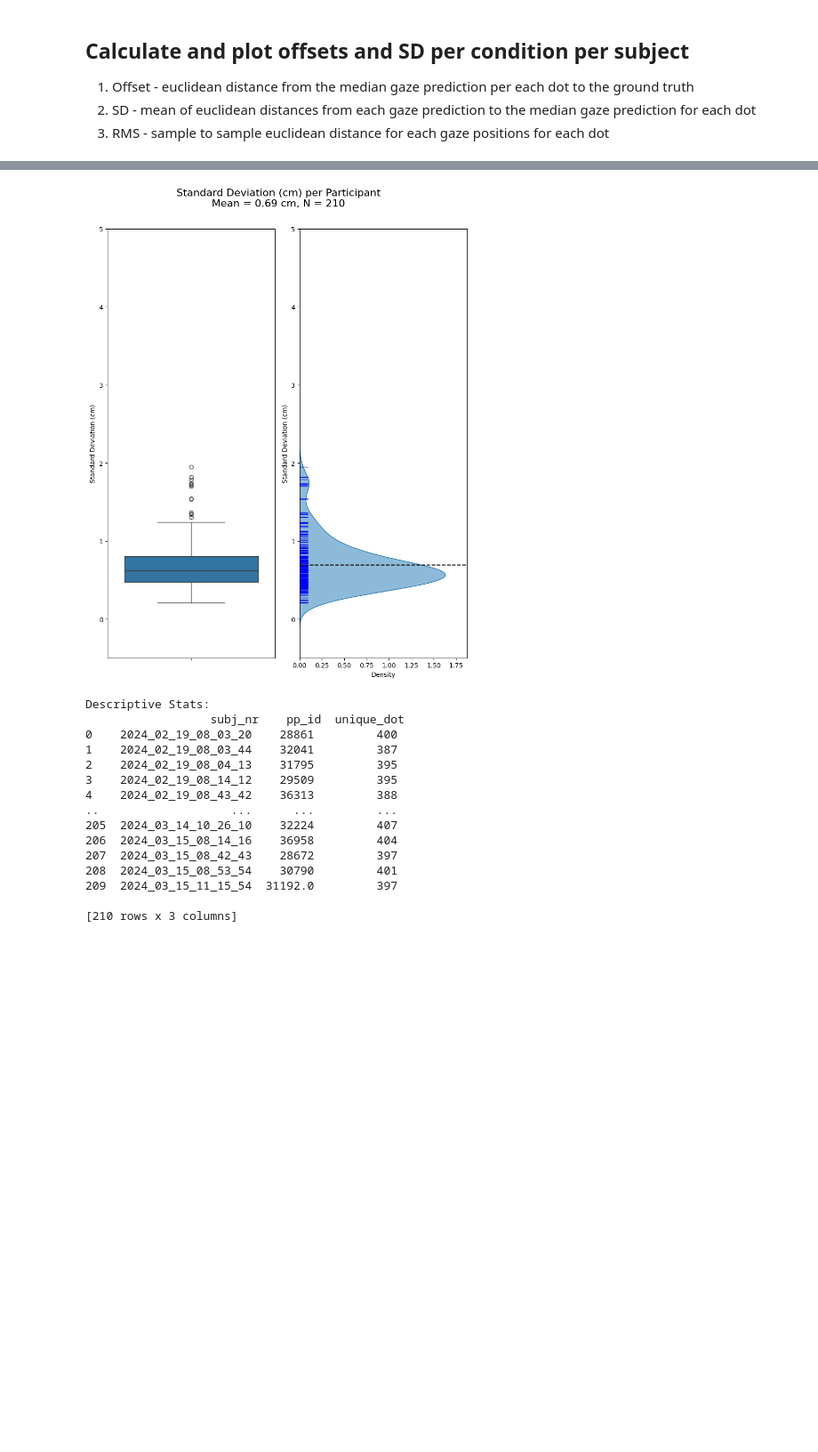
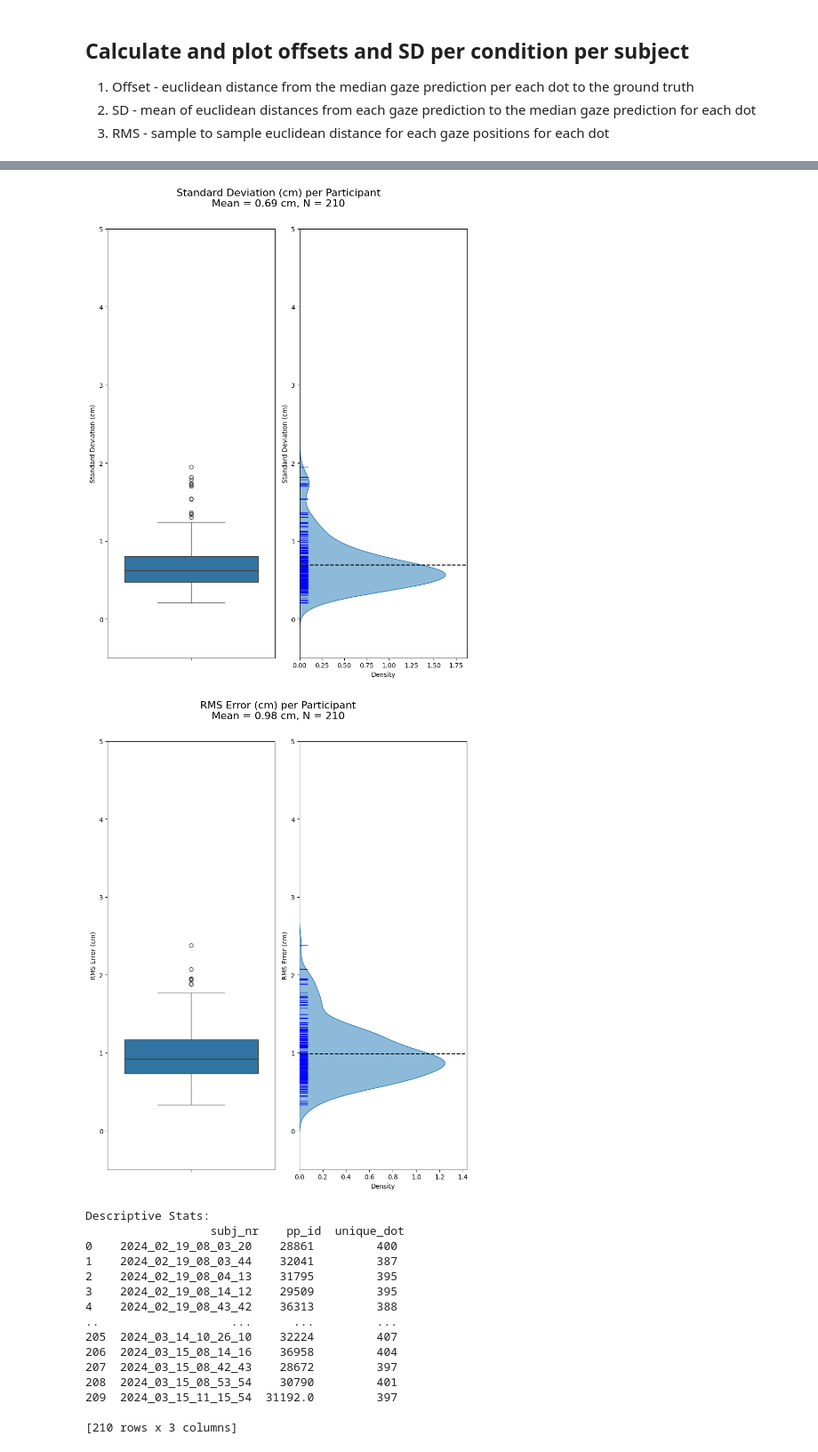
Before and after one commit to artembelopolsky/DeepEye_analyze, a Jupyter notebook: deepeye_analyze_VBLDress1_calibration.ipynb, the cells around one changed output, grey strips where cells are left out. Shown at 89% size. Saved outputs shown, nothing was run; the diff lists cells and outputs as text; code cells hidden in the pictures; blank space fills up the shorter version.

Commit message:
added rms calculation and plot

```diff
--- a/deepeye_analyze_VBLDress1_calibration.ipynb
+++ b/deepeye_analyze_VBLDress1_calibration.ipynb
@@ -235,33 +235,43 @@ for _, group in all_df.groupby(['subj_nr', 'unique_dot']):
     # Compute median gaze for each unique dot
     median_x = group['user_pred_px_x_scaled'].median()
     median_y = group['user_pred_px_y_scaled'].median()
 
+    # Sort by timestamp to ensure temporal order
+    group.sort_values('frameNr', inplace=True)
+
     # Compute Euclidean distances
     gaze_coords = group[['user_pred_px_x_scaled', 'user_pred_px_y_scaled']].to_numpy()
     median_coords = np.array([median_x, median_y])
 
     # Distance from gaze samples to median gaze (precision)
     group['eucl_dist_gaze_to_median_px'] = np.linalg.norm(gaze_coords - median_coords, axis=1)
     group['eucl_dist_gaze_to_median_cm'] = group['eucl_dist_gaze_to_median_px'] * all_df['scale_cm_in_px'].iloc[0]
 
     # Offset from median gaze to ground truth (accuracy)
     ground_truth_coords = group[['x_scaled', 'y_scaled']].to_numpy()
     group['median_offset_px'] = np.linalg.norm(median_coords - ground_truth_coords, axis=1)
     group['median_offset_cm'] = group['median_offset_px'] * all_df['scale_cm_in_px'].iloc[0]
 
+    # RMS error sample-to-sample (temproal precision)
+    group['rms_error_px'] = compute_rms(gaze_coords)
+    group['rms_error_cm'] = group['rms_error_px'] * all_df['scale_cm_in_px'].iloc[0]
+
     summary_data.append(group)
 
 # Combine data across all subjects and calculate mean precision (SD) and accuracy (offset)
 summary_df = pd.concat(summary_data)
 agg_SD = summary_df.groupby('subj_nr')['eucl_dist_gaze_to_median_cm'].mean().reset_index()
 agg_OFFSET = summary_df.groupby('subj_nr')['median_offset_cm'].mean().reset_index()
+agg_RMS = summary_df.groupby('subj_nr')['rms_error_cm'].mean().reset_index()
 
 # Plot offset and SD per subject
 plot_offset_SD_per_participant(agg_OFFSET['median_offset_cm'], name='Offset (cm)')
 plot_offset_SD_per_participant(agg_SD['eucl_dist_gaze_to_median_cm'], name='Standard Deviation (cm)')
+plot_offset_SD_per_participant(agg_RMS['rms_error_cm'], name='RMS Error (cm)')
 # %% [output]
 [figure]
 [figure]
+[figure, added]
 # %%
 # Participant descriptive statistics (gaze samples per participant)
 descr_stats = summary_df.groupby(['subj_nr', 'pp_id'])['unique_dot'].count().reset_index()
```
